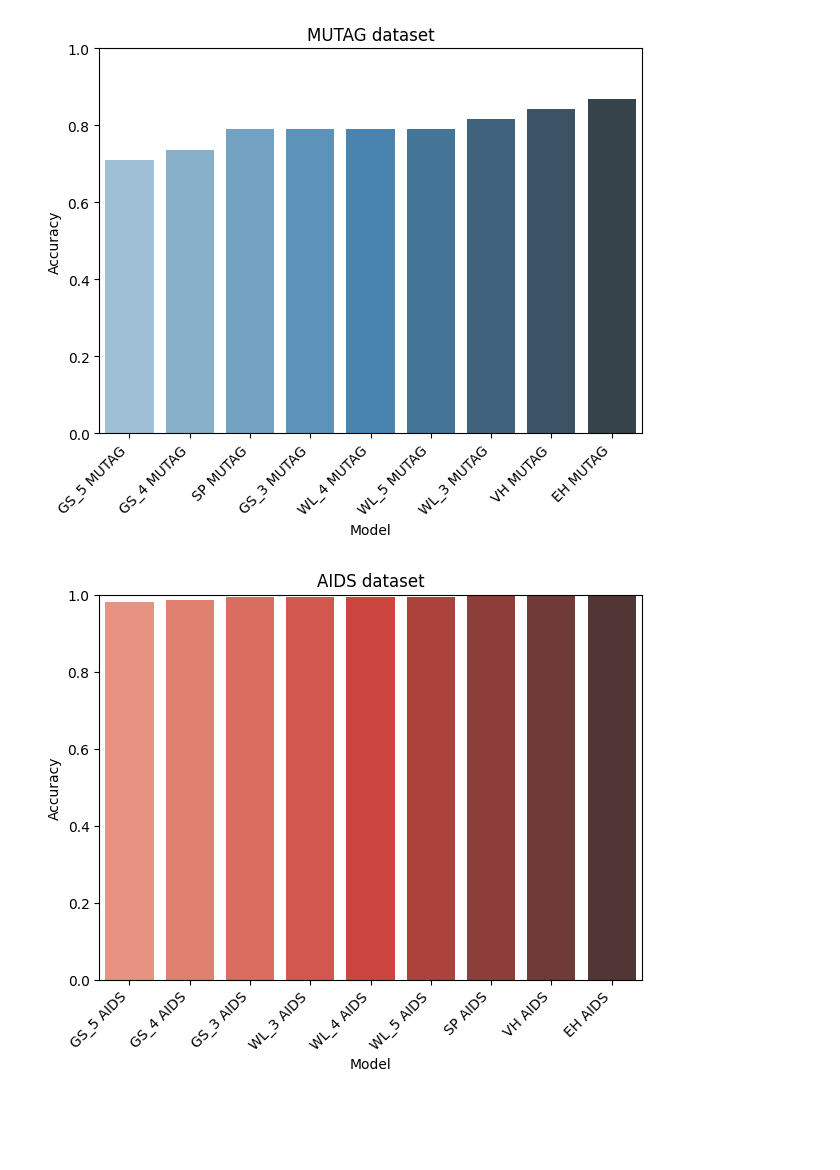
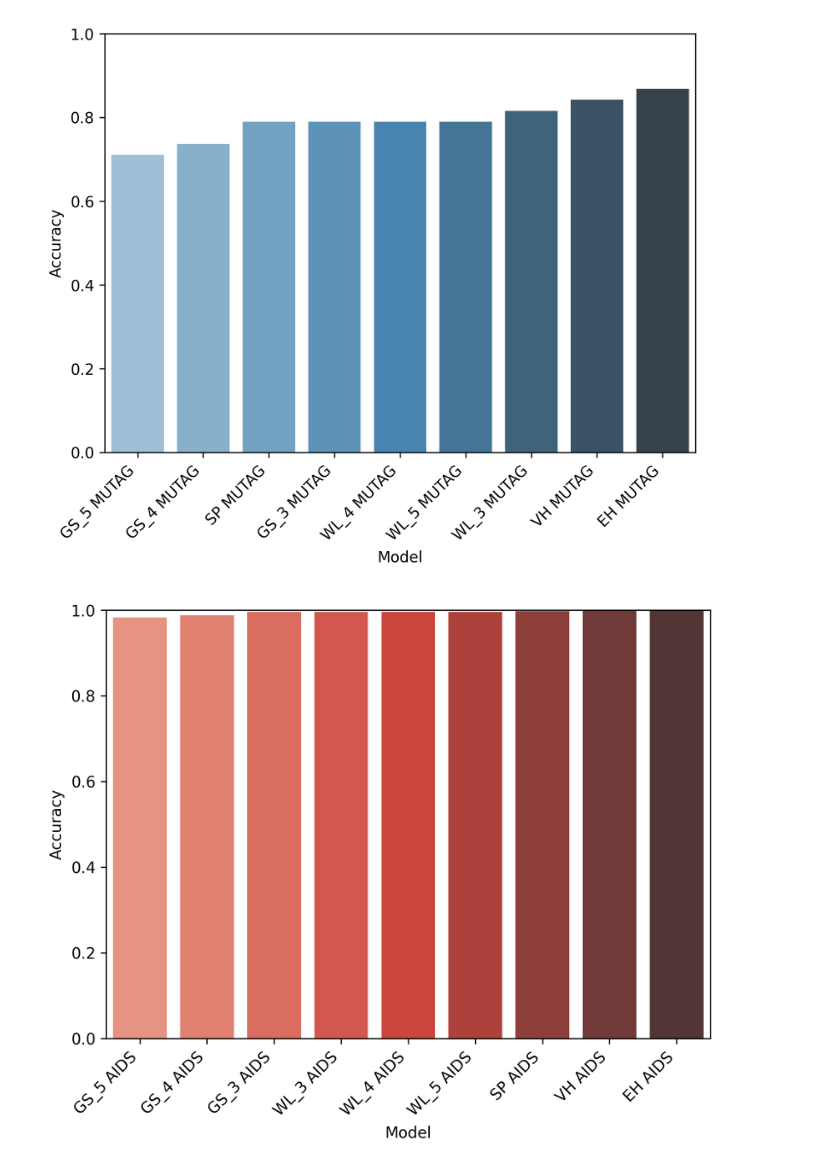
Before and after one commit to congrendai/MSc_Individual_Project, a Jupyter notebook: result_model_evaluation.ipynb, the cells around one changed output. Saved outputs shown, nothing was run; the diff lists cells and outputs as text; code cells hidden in the pictures; blank space fills up the shorter version.

```diff
--- a/result_model_evaluation.ipynb
+++ b/result_model_evaluation.ipynb
@@ -37,23 +37,21 @@ for model in models_AIDS.values(): model.evaluate()
 df_MUTAG = get_accuracy(models_MUTAG.values())
 df_AIDS = get_accuracy(models_AIDS.values())
 # %%
-plt.figure(figsize=(7, 5))
+plt.figure(figsize=(7, 5), dpi=300)
 ax = sns.barplot(x='Model', y='Accuracy', data=df_MUTAG, palette='Blues_d')
 ax.set_xticklabels(ax.get_xticklabels(), rotation=45, ha='right')
 ax.set_ylim(0, 1)
-ax.set_title('MUTAG dataset')
-plt.savefig('./plots/result/MUTAG_accuracy.png', dpi=300, bbox_inches='tight')
+plt.savefig('./plots/result/MUTAG_accuracy.png', bbox_inches='tight')
 # %% [output]
-[figure, old version]
+[figure, new version]
 # %%
-plt.figure(figsize=(7, 5))
+plt.figure(figsize=(7, 5), dpi=300)
 ax = sns.barplot(x='Model', y='Accuracy', data=df_AIDS, palette='Reds_d')
 ax.set_xticklabels(ax.get_xticklabels(), rotation=45, ha='right')
 ax.set_ylim(0, 1)
-ax.set_title('AIDS dataset')
-plt.savefig('./plots/result/AIDS_accuracy.png', dpi=300, bbox_inches='tight')
+plt.savefig('./plots/result/AIDS_accuracy.png', bbox_inches='tight')
 # %% [output]
-[figure, old version]
+[figure, new version]
 # %%
 # to save the confusion matrix in the plots/result/cm/ folder
 for model in models_MUTAG.values(): model.evaluator.confusion_matrix()
```
Also changed, not shown: parts of 3 cells of this notebook, 32 other files.
